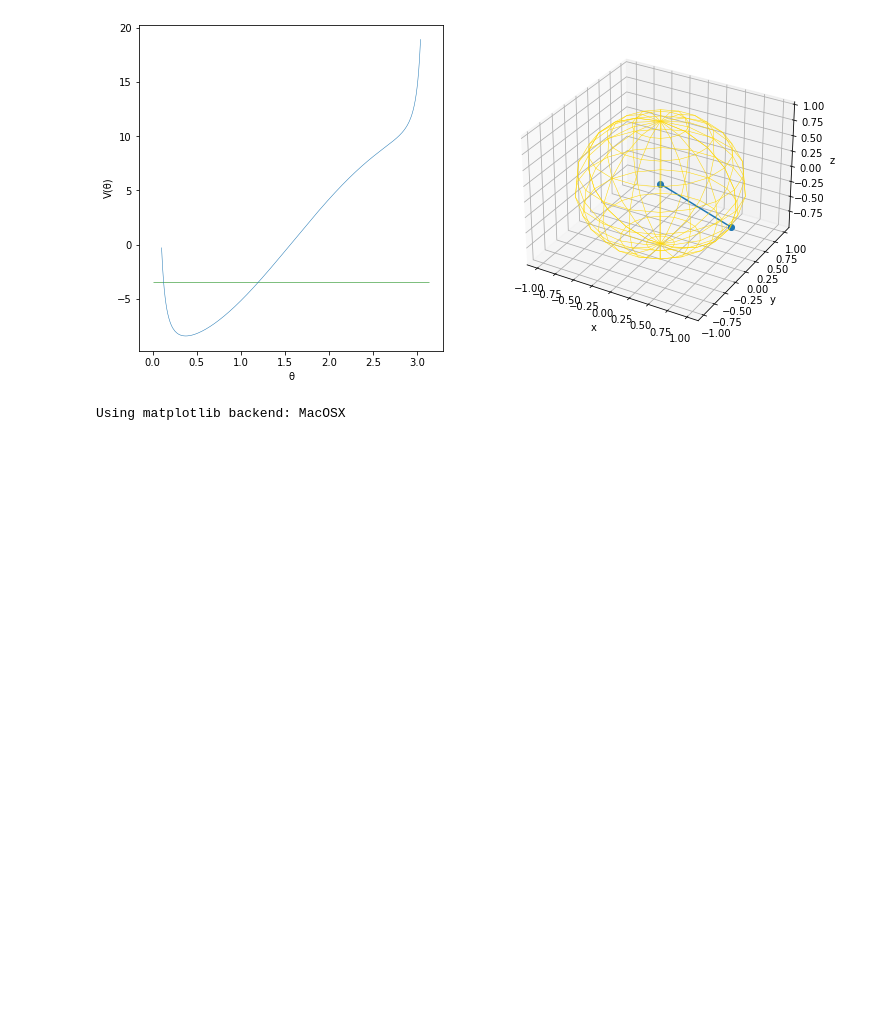
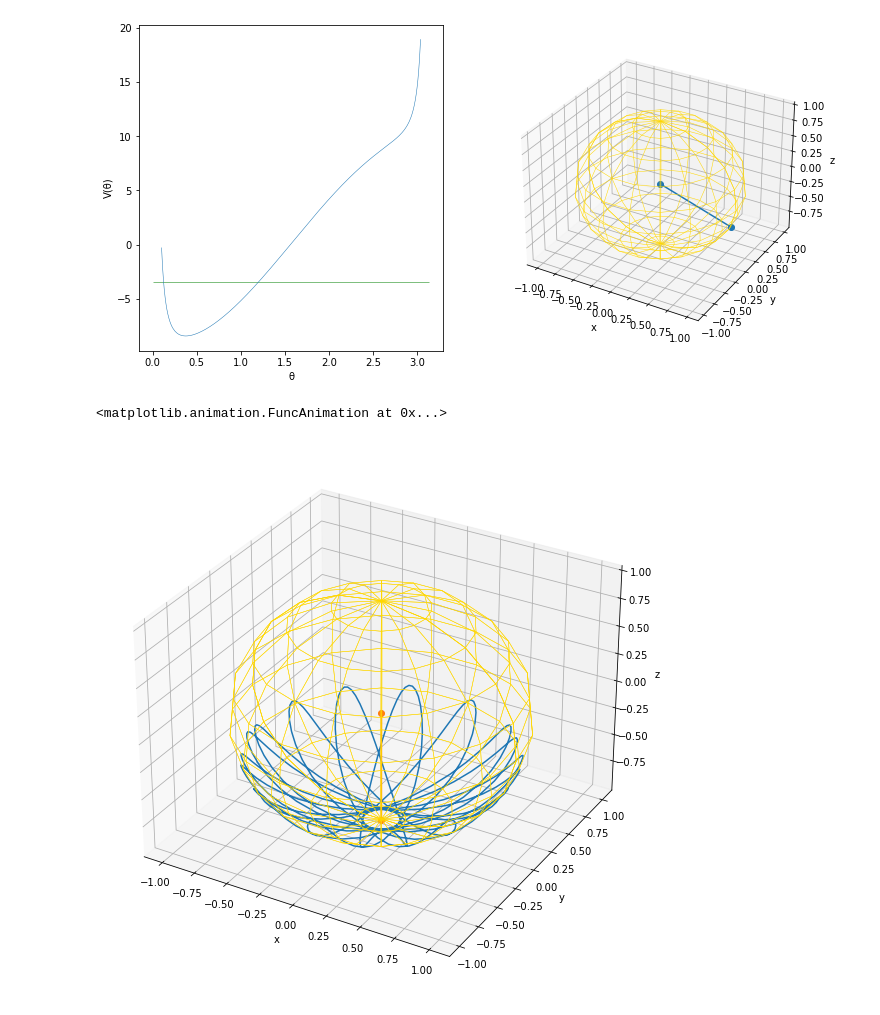
Before and after one commit to mseri/teachingplayground, a Jupyter notebook: SphericalPendulum.ipynb, the cells around one changed output. Saved outputs shown, nothing was run; the diff lists cells and outputs as text; code cells hidden in the pictures; blank space fills up the shorter version.

```diff
--- a/SphericalPendulum.ipynb
+++ b/SphericalPendulum.ipynb
@@ -68,33 +75,35 @@ plt.show()
 sol = si.solve_ivp(pendulum.diff, t_span, y0,
                    t_eval=t_eval, method="LSODA")
 # %%
-%matplotlib
 fig = plt.figure(figsize=(10,10))
 ax = fig.add_subplot(111,projection='3d')
 
 xdata, ydata, zdata = to_spherical(sol.y[0], sol.y[1], l)
 traj_plot, = ax.plot([], [], [])
 pendulum_plot, = ax.plot([], [], [], "o-")
 
 def init():
     u, v = np.mgrid[0:2*np.pi:20j, 0:np.pi:10j]
     x, y, z = l*np.sin(u)*np.cos(v), l*np.sin(u)* np.sin(v), l*np.cos(u)
     ax.plot_wireframe(x, y, z, color="gold", linewidth=0.5)
     ax.set_xlabel("x")
     ax.set_ylabel("y")
     ax.set_zlabel("z")
 
     x0, y0, z0 = to_spherical(θ0, ϕ0, l)
     pendulum_plot.set_data_3d([0, x0], [0, y0], [0, z0])
 
     return traj_plot, pendulum_plot
 
 def update(frame):
     traj_plot.set_data_3d(xdata[:frame], ydata[:frame], zdata[:frame])
     pendulum_plot.set_data_3d([0, xdata[frame]], [0, ydata[frame]], [0, zdata[frame]])
     return traj_plot, pendulum_plot
 
 ani = FuncAnimation(fig, update, len(sol.t), init_func=init, blit=False)
-plt.show()
+# if remote=True in the first cell, this may take a while since
+# it will first render a video and then load it in the notebook
+ani
 # %% [output]
-Using matplotlib backend: MacOSX
+<matplotlib.animation.FuncAnimation at 0x...>
+[figure, added]
```
Also changed, not shown: parts of 2 cells of this notebook, 2 other files.
